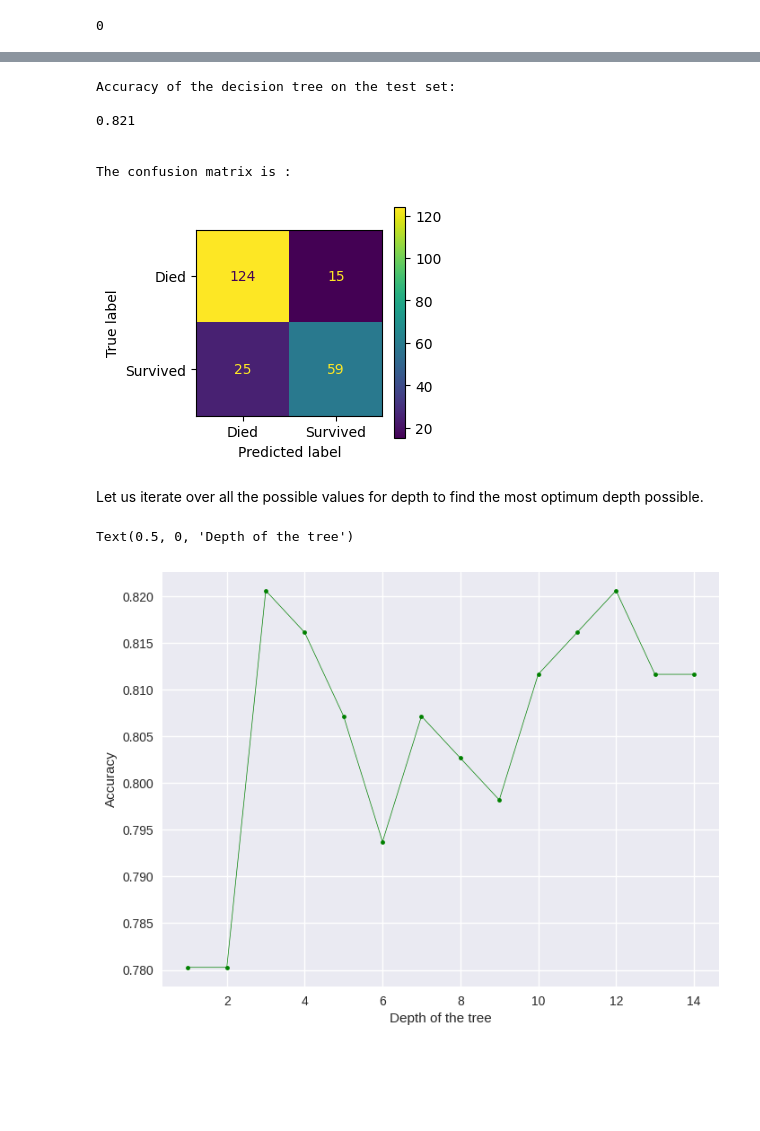
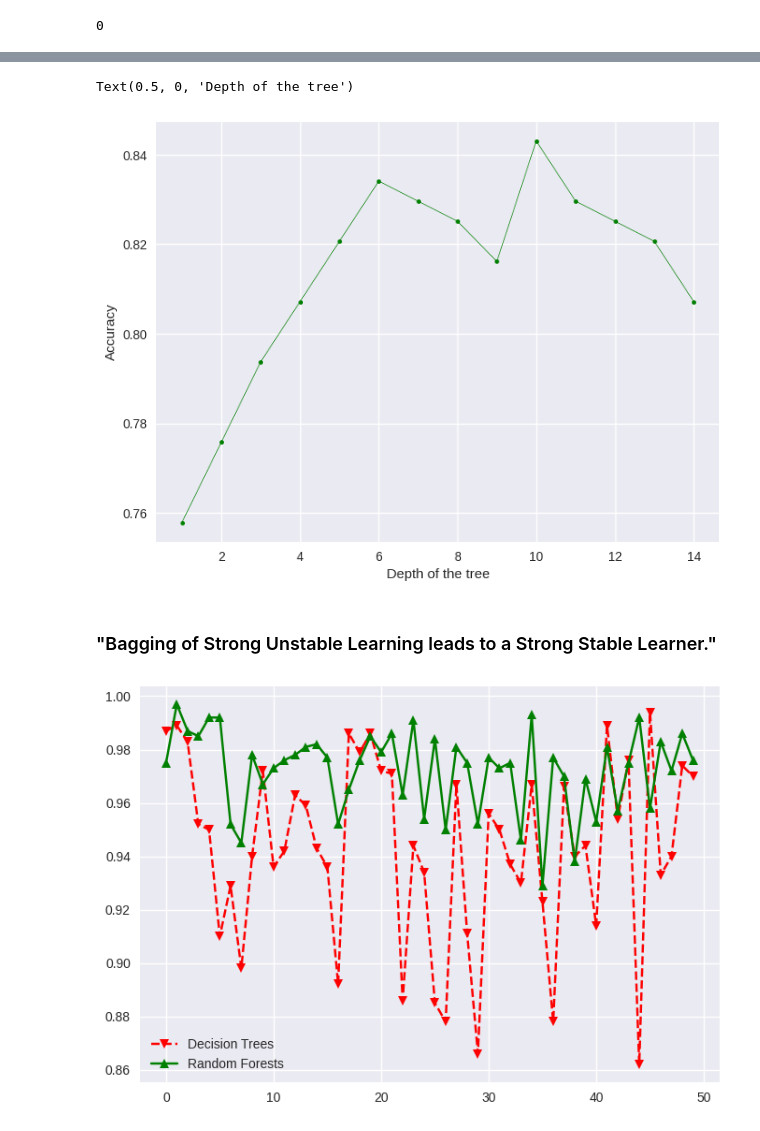
Before and after one commit to 5ury4pr454th/fmml-labs, a Jupyter notebook: Module5_Lab3_FMML20210108.ipynb, the cells around one changed output, grey strips where cells are left out. Cells and saved outputs as stored; diff of their text form; code cells hidden in the pictures; blank space fills up the shorter version.

```diff
--- a/Module5_Lab3_FMML20210108.ipynb
+++ b/Module5_Lab3_FMML20210108.ipynb
@@ -436,35 +354,50 @@ Here is a diagram of the tree created to evaluate each sample:
-# %%
-MAX_DEPTH = 5 #@param {type: "slider", min: 2, max: 10}
-CRITERION =  "gini" #@param ["gini", "entropy"]
-MIN_SAMPLES_TO_SPLIT = 2 #@param {type:"slider", min:2, max:20, step:2}
-MIN_SAMPLES_IN_LEAF = 1 #@param {type: "slider", min: 1, max: 50}
-
-plt.style.use("default")
-performExperiment((trainX, trainy),\
-                  (testX, testy),\
-                  max_depth = MAX_DEPTH,\
-                  feature_names=[trainDf.columns[i] for i in [2, 4, 5, 6, 7, 9]],\
-                  class_names=["Died", "Survived"],\
-                  min_samples_split = MIN_SAMPLES_TO_SPLIT,\
-                  min_samples_leaf = MIN_SAMPLES_IN_LEAF,\
-                  drawTree=False)
-# %% [output]
-Accuracy of the decision tree on the test set:
-
-0.821
-
-
-The confusion matrix is :
-[figure, removed]
-# %% [markdown]
-Let us iterate over all the possible values for depth to find the most optimum depth possible.
 # %%
 plt.style.use("seaborn")
 plt.figure(figsize=(8,6))
 fro, to = 1, 15
-plt.plot(range(fro, to), [returnAccuracy((trainX, trainy), (testX, testy), max_depth = i, min_samples_leaf=3, min_samples_split=6, criterion="entropy") for i in range(fro, to)], "g.-", linewidth=0.5)
+plt.plot(range(fro, to), [returnAccuracy((trainX, trainy), (testX, testy), max_depth = i) for i in range(fro, to)], "g.-", linewidth=0.5)
 plt.ylabel("Accuracy")
 plt.xlabel("Depth of the tree")
 # %% [output]
 Text(0.5, 0, 'Depth of the tree')
-[figure, old version]
+[figure, new version]
+# %% [markdown]
+### "Bagging of Strong Unstable Learning leads to a Strong Stable Learner."
+# %%
+np.random.seed(0)
+testAr = np.vstack(   [\
+                      np.random.multivariate_normal(np.array([1, 1]), np.array([[0.5, -0.25], [-0.25, 0.5]]), size = 500, ),\
+                      np.random.multivariate_normal(np.array([3, 3]), np.array([[0.75, -0.5], [-0.5, 0.75]]), size = 500, )
+                      ]\
+                  )
+testy = np.array([0] * int((testAr.shape[0]/2)) + [1] * int((testAr.shape[0]/2)))
+
+def stabilityTest():
+
+  ar = np.vstack(     [\
+                      np.random.multivariate_normal(np.array([1, 1]), 1.5 * np.array([[2, -1], [-1, 2.0]]), size = 30, ),\
+                      np.random.multivariate_normal(np.array([3, 3]), 2 * np.array([[0.75, -0.5], [-0.5, 0.75]]), size = 30, )
+                      ]\
+                )
+
+  X = ar
+  y = np.array([0] * int((ar.shape[0]/2)) + [1] * int((ar.shape[0]/2)))
+
+  treeAcc = returnAccuracyDT((X, y), (testAr, testy), max_depth = 4)
+  forestAcc = returnAccuracy((X, y), (testAr, testy), max_depth = 4)
+
+  return treeAcc,  forestAcc
+
+treeDat = []
+forestDat = []
+for i in range(50):
+  treeAcc, forestAcc = stabilityTest()
+  treeDat.append(treeAcc)
+  forestDat.append(forestAcc)
+# %%
+plt.plot(treeDat, "rv--", label="Decision Trees")
+plt.plot(forestDat, "g^-", label="Random Forests")
+plt.legend()
+plt.show()
+# %% [output]
+[figure, added]
```
Also changed, not shown: parts of 33 cells of this notebook.
